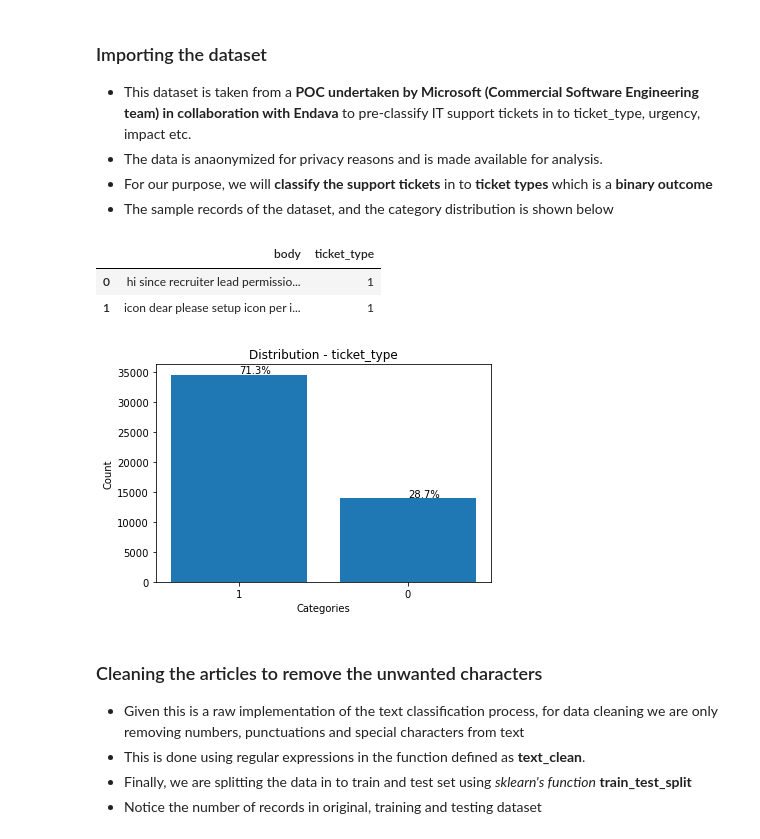
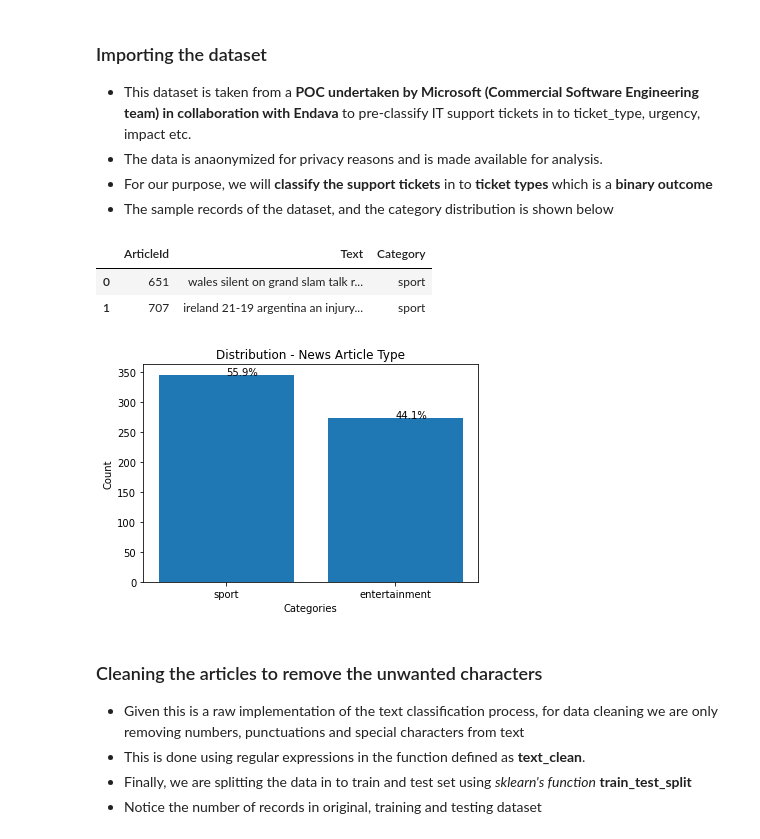
Before and after one commit to dalmiaujjwal/Understanding_Algorithms, a Jupyter notebook: Naive Bayes/Implementation_Scratch_Naive_Bayes .ipynb, the cells around one changed output. Cells and saved outputs as stored; diff of their text form; code cells hidden in the pictures.

```diff
--- a/Naive Bayes/Implementation_Scratch_Naive_Bayes .ipynb
+++ b/Naive Bayes/Implementation_Scratch_Naive_Bayes .ipynb
@@ -21,27 +22,26 @@ from matplotlib import pyplot as plt
 - For our purpose, we will **classify the support tickets** in to **ticket types** which is a **binary outcome**
 - The sample records of the dataset, and the category distribution is shown below
 # %%
-inp_dataset = pd.read_csv("all_tickets_binary.csv")
-inp_dataset["ticket_type"] = inp_dataset["ticket_type"].astype("str")
+inp_dataset = pd.read_csv("Dataset_News_train.csv")
 inp_dataset.head(2)
 # %% [output]
-|  | body | ticket_type |
-| 0 | hi since recruiter lead permissio... | 1 |
-| 1 | icon dear please setup icon per i... | 1 |
+|  | ArticleId | Text | Category |
+| 0 | 651 | wales silent on grand slam talk r... | sport |
+| 1 | 707 | ireland 21-19 argentina an injury... | sport |
 # %%
-Cat_Count_df = inp_dataset.ticket_type.value_counts().reset_index()
-Cat_Count_df["Percentage"] = Cat_Count_df["ticket_type"]/Cat_Count_df["ticket_type"].sum()*100
-plt.bar(Cat_Count_df["index"], Cat_Count_df["ticket_type"])
+Cat_Count_df = inp_dataset.Category.value_counts().reset_index()
+Cat_Count_df["Percentage"] = Cat_Count_df["Category"]/Cat_Count_df["Category"].sum()*100
+plt.bar(Cat_Count_df["index"], Cat_Count_df["Category"])
 plt.xticks(Cat_Count_df["index"])
 plt.xlabel("Categories")
 plt.ylabel("Count")
-plt.title("Distribution - ticket_type")
+plt.title("Distribution - News Article Type")
 for ind,row in Cat_Count_df.iterrows():
-    plt.annotate(text=str(round(row["Percentage"],1))+"%",xy = (row["index"],row["ticket_type"]+300))
+    plt.annotate(text=str(round(row["Percentage"],1))+"%",xy = (row["index"],row["Category"]))
 
 plt.show()
 # %% [output]
-[figure, old version]
+[figure, new version]
 # %% [markdown]
 ### Cleaning the articles to remove the unwanted characters
 - Given this is a raw implementation of the text classification process, for data cleaning we are only removing numbers, punctuations and special characters from text
```
Also changed, not shown: parts of 24 cells of this notebook, 2 other files.
